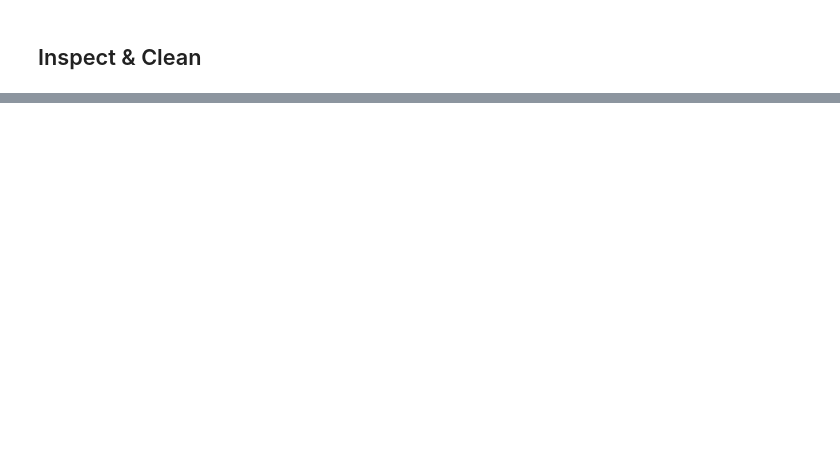
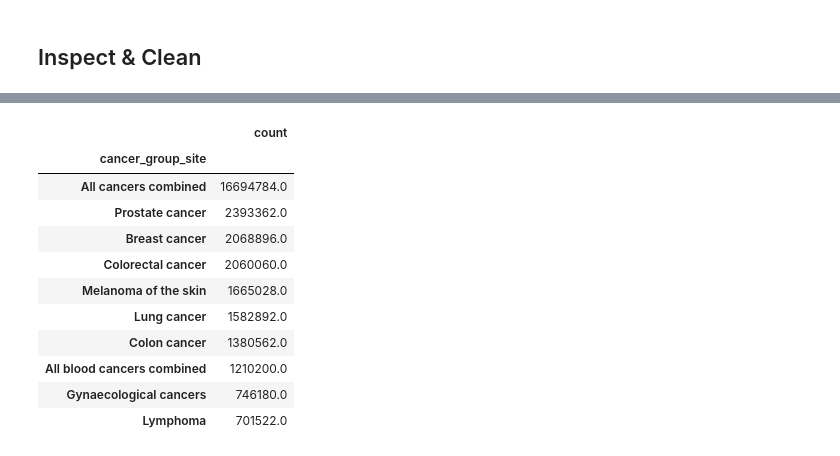
Before and after one commit to zainaisnain/fit5120-tp11-onboarding, a Jupyter notebook: data/data_wrangling.ipynb, the cells around one changed output, grey strips where cells are left out. Saved outputs shown, nothing was run; the diff lists cells and outputs as text; code cells hidden in the pictures; blank space fills up the shorter version.

```diff
--- a/data/data_wrangling.ipynb
+++ b/data/data_wrangling.ipynb
@@ -111,0 +156,15 @@ print('Columns — state:',    df_state.columns.tolist())
+# %%
+df_incidence.groupby('cancer_group_site').agg({'count': 'sum'}).sort_values('count', ascending=False).head(10)
+# %% [output]
+|  | count |
+| cancer_group_site |  |
+| All cancers combined | 16694784.0 |
+| Prostate cancer | 2393362.0 |
+| Breast cancer | 2068896.0 |
+| Colorectal cancer | 2060060.0 |
+| Melanoma of the skin | 1665028.0 |
+| Lung cancer | 1582892.0 |
+| Colon cancer | 1380562.0 |
+| All blood cancers combined | 1210200.0 |
+| Gynaecological cancers | 746180.0 |
+| Lymphoma | 701522.0 |
```
Also changed, not shown: parts of 15 cells of this notebook, 7 other files.
